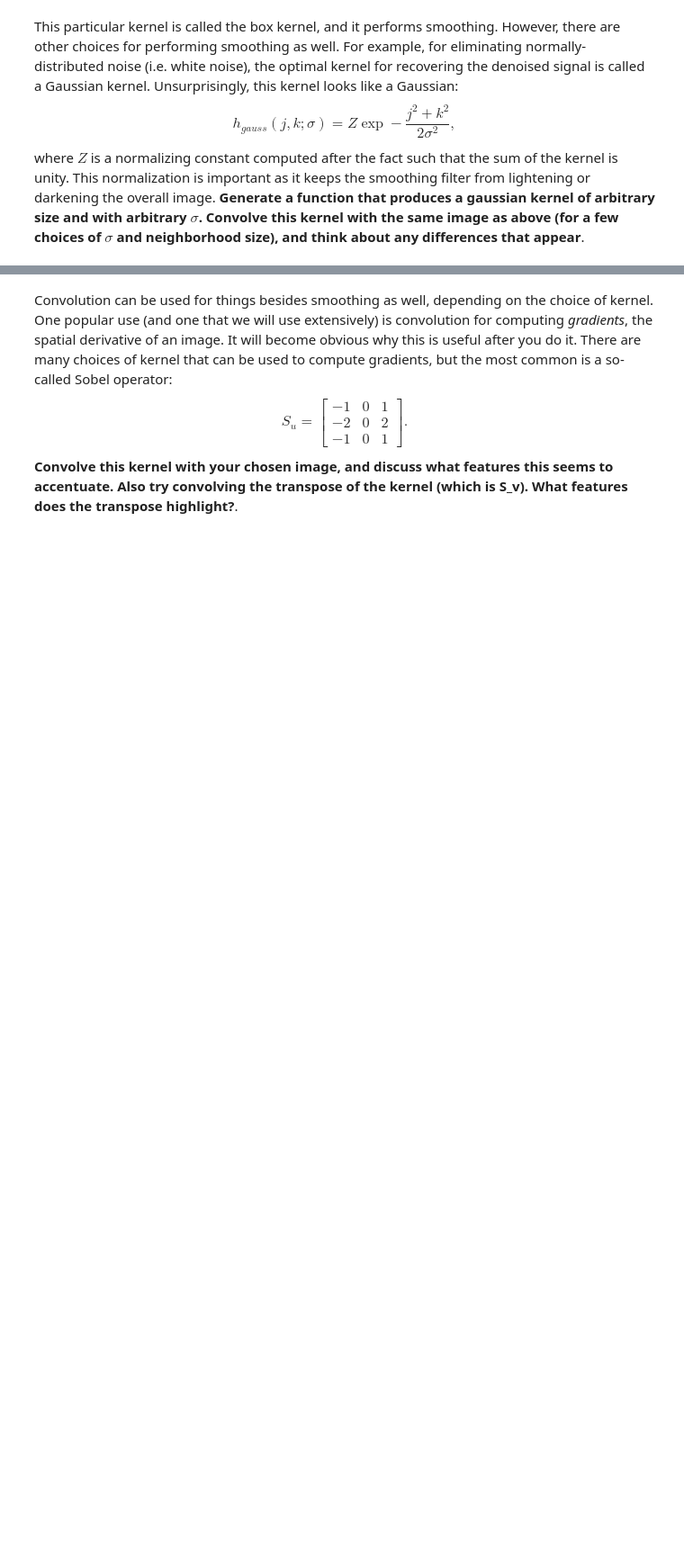
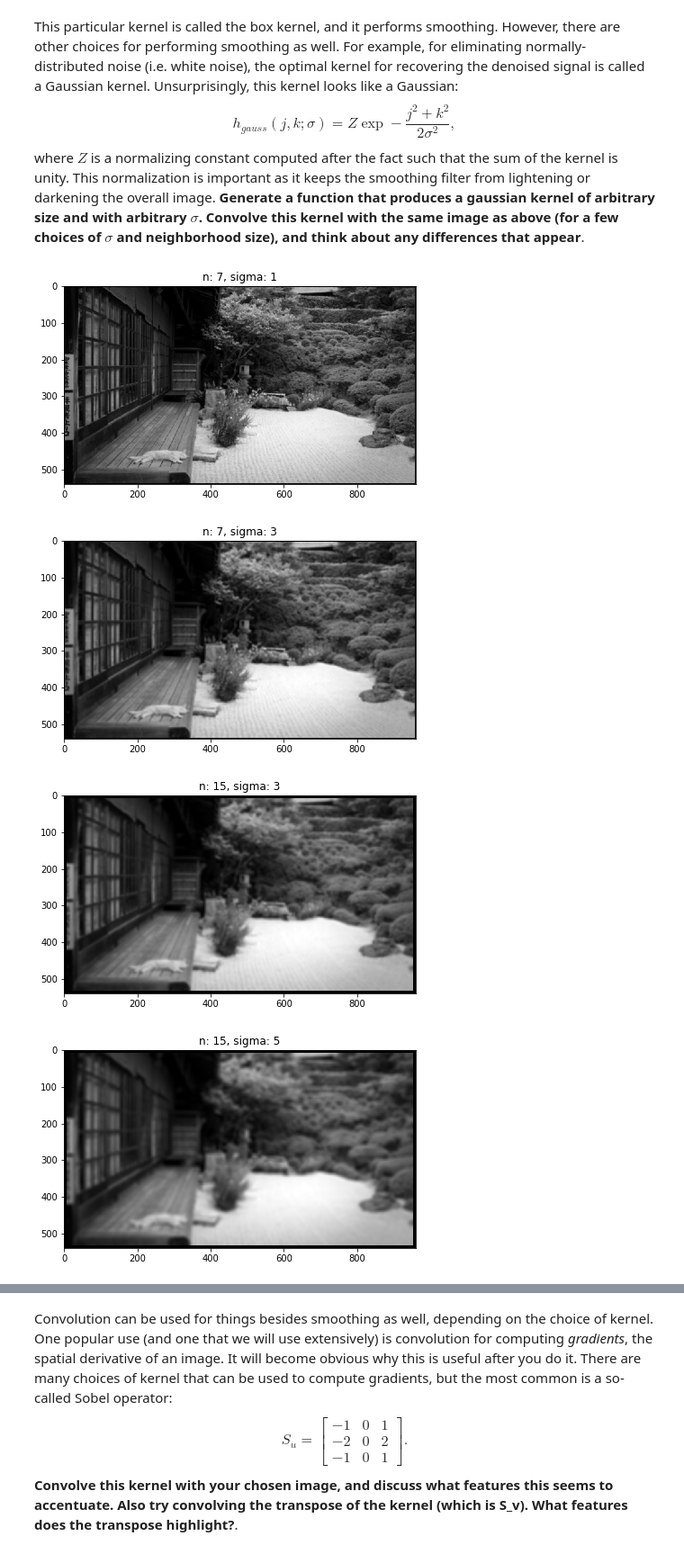
Before and after one commit to fbunt/190201_convolution_and_filtering, a Jupyter notebook: convolution.ipynb, the cells around one changed output, grey strips where cells are left out. Shown at 90% size. Drawn from its saved outputs; the diff is of its cells as text; code cells hidden in the pictures; blank space fills up the shorter version.

Commit message:
Impliment gaussian kernel and play with it

```diff
--- a/convolution.ipynb
+++ b/convolution.ipynb
@@ -66,3 +66,36 @@ $$
 h_{gauss}(j,k;\sigma) = Z \exp -\frac{j^2 + k^2}{2\sigma^2},
 $$
 where $Z$ is a normalizing constant computed after the fact such that the sum of the kernel is unity.  This normalization is important as it keeps the smoothing filter from lightening or darkening the overall image.  **Generate a function that produces a gaussian kernel of arbitrary size and with arbitrary $\sigma$.  Convolve this kernel with the same image as above (for a few choices of $\sigma$ and neighborhood size), and think about any differences that appear**.
+# %%
+def get_gaussian_kernel(n, sigma):
+    if not n % 2:
+        raise ValueError(f"Kernel size must be odd: {n}")
+
+    mean = n // 2
+    h = np.empty((n, n))
+    for j in range(n):
+        for k in range(n):
+            h[k, j] = np.exp(-((j - mean)**2 + (k - mean)**2) / (2.0 * sigma**2))
+    h /= h.sum()
+    return h
+# %%
+hs = []
+hs.append((7, 1, get_gaussian_kernel(7, 1)))
+hs.append((7, 3, get_gaussian_kernel(7, 3)))
+hs.append((15, 3, get_gaussian_kernel(15, 3)))
+hs.append((15, 5, get_gaussian_kernel(15, 5)))
+hs.append((25, 5, get_gaussian_kernel(25, 5)))
+hs.append((25, 9, get_gaussian_kernel(25, 9)))
+hs.append((25, 1, get_gaussian_kernel(25, 1)))
+
+for hi in hs:
+    n, s, h = hi
+    plt.figure(figsize=(7, 7))
+    plt.imshow(convolve(I_gray, h), cmap="gray")
+    plt.title(f"n: {n}, sigma: {s}")
+    plt.show()
+# %% [output]
+[figure, added]
+[figure, added]
+[figure, added]
+[figure, added]
```
Also changed, not shown: parts of 6 cells of this notebook.
